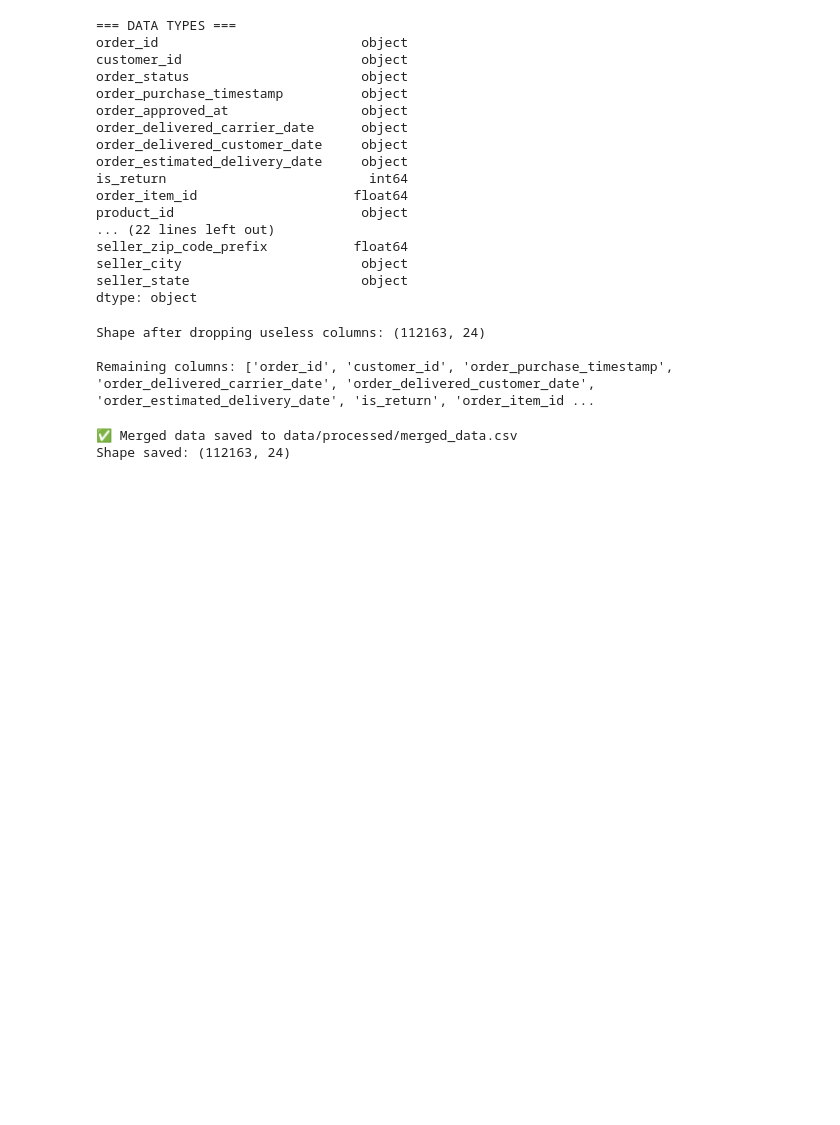
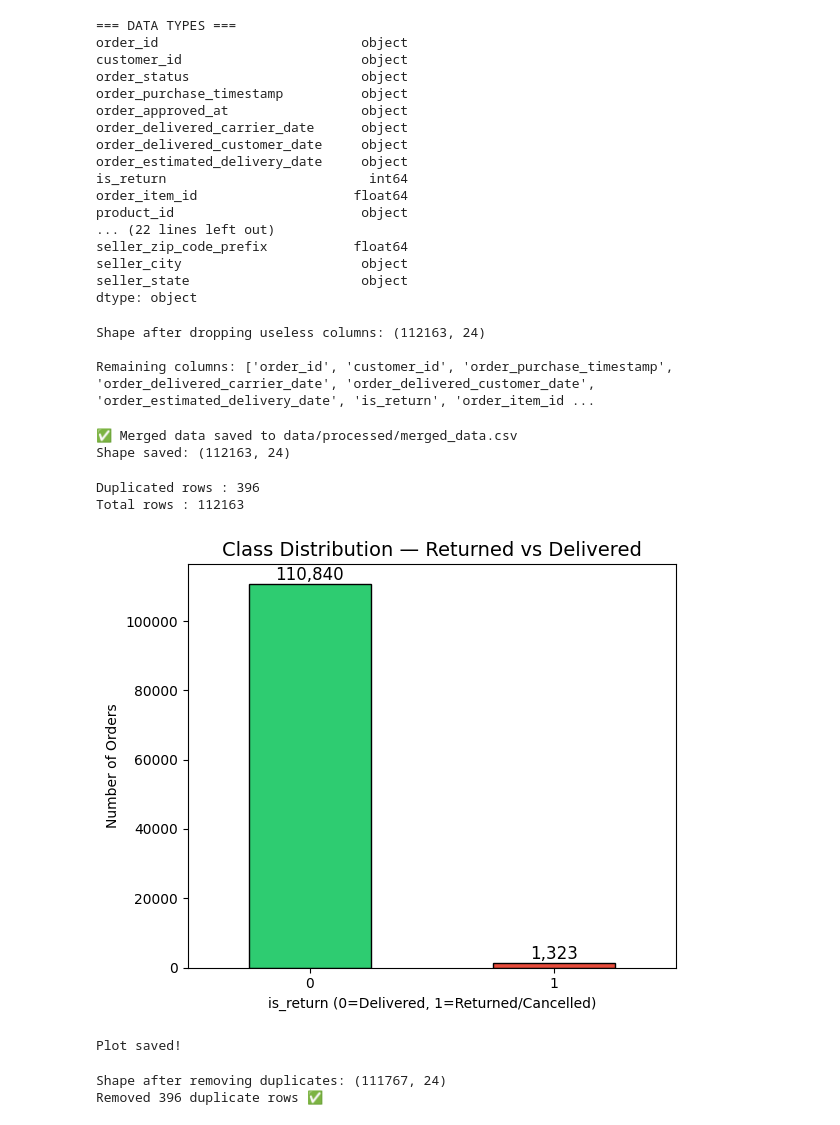
Before and after one commit to Dhayanidhi-96/ecommerce-return-prediction, a Jupyter notebook: notebooks/01_eda.ipynb, the cells around one changed output. Cells and saved outputs as stored; diff of their text form; code cells hidden in the pictures; blank space fills up the shorter version.

Commit message:
Day 3: EDA complete - all plots and observations added

```diff
--- a/notebooks/01_eda.ipynb
+++ b/notebooks/01_eda.ipynb
@@ -223,3 +223,44 @@ print("Shape saved:", df.shape)
 # %% [output]
 ✅ Merged data saved to data/processed/merged_data.csv
 Shape saved: (112163, 24)
+# %%
+#check for Duplicates
+duplicates = df.duplicated().sum()
+print(f"Duplicated rows : {duplicates}")
+print(f"Total rows : {len(df)}")
+# %% [output]
+Duplicated rows : 396
+Total rows : 112163
+# %%
+import matplotlib.pyplot as plt
+import seaborn as sns
+
+plt.figure(figsize=(6, 5))
+ax = df['is_return'].value_counts().plot(kind = 'bar',
+                                         color=['#2ecc71', '#e74c3c'], edgecolor='black')
+plt.title('Class Distribution — Returned vs Delivered', fontsize=14)
+plt.xlabel('is_return (0=Delivered, 1=Returned/Cancelled)')
+plt.ylabel('Number of Orders')
+plt.xticks(rotation=0)
+
+# Add count labels on bars
+for p in ax.patches:
+    ax.annotate(f'{int(p.get_height()):,}',
+        (p.get_x() + p.get_width()/2, p.get_height()),
+        ha='center', va='bottom', fontsize=12)
+
+plt.tight_layout()
+plt.savefig('../data/processed/class_distribution.png')
+plt.show()
+print("Plot saved!")
+# %% [output]
+[figure, added]
+Plot saved!
+# %%
+# Remove duplicates
+df = df.drop_duplicates()
+print(f"Shape after removing duplicates: {df.shape}")
+print(f"Removed {396} duplicate rows ✅")
+# %% [output]
+Shape after removing duplicates: (111767, 24)
+Removed 396 duplicate rows ✅
```
Also changed, not shown: parts of 5 cells of this notebook.
